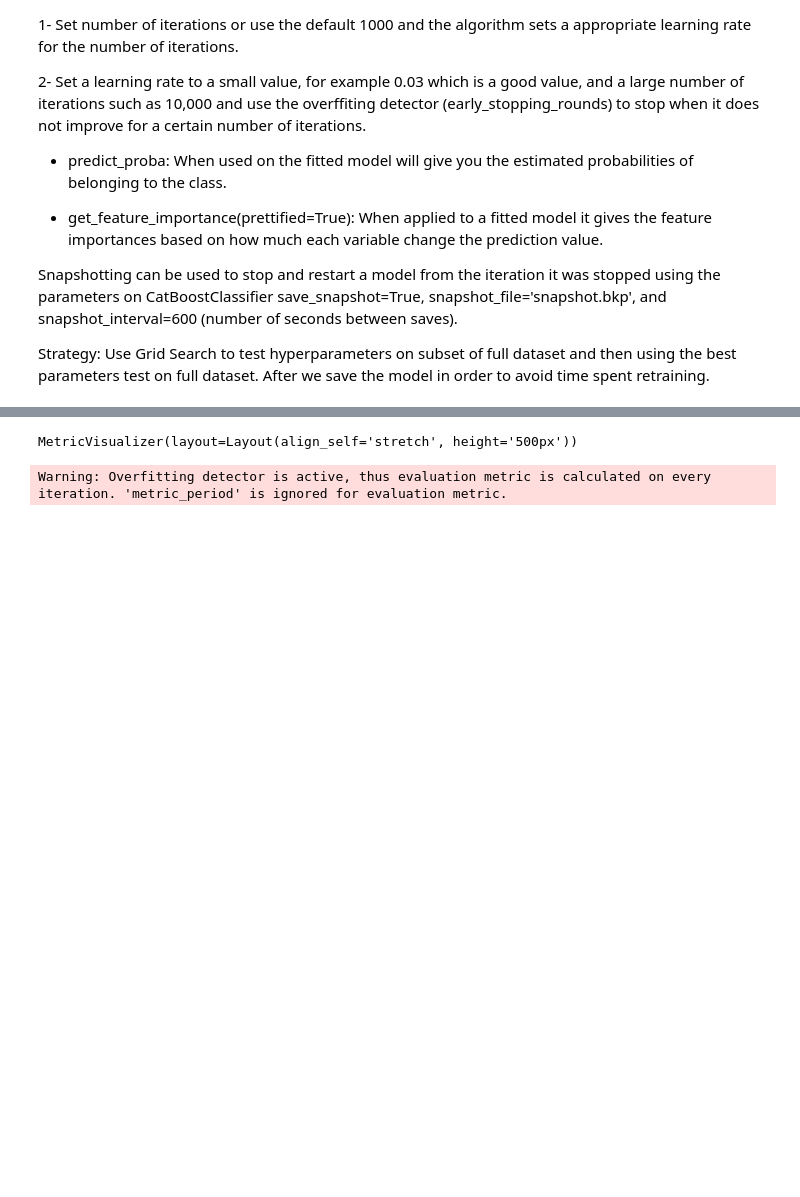
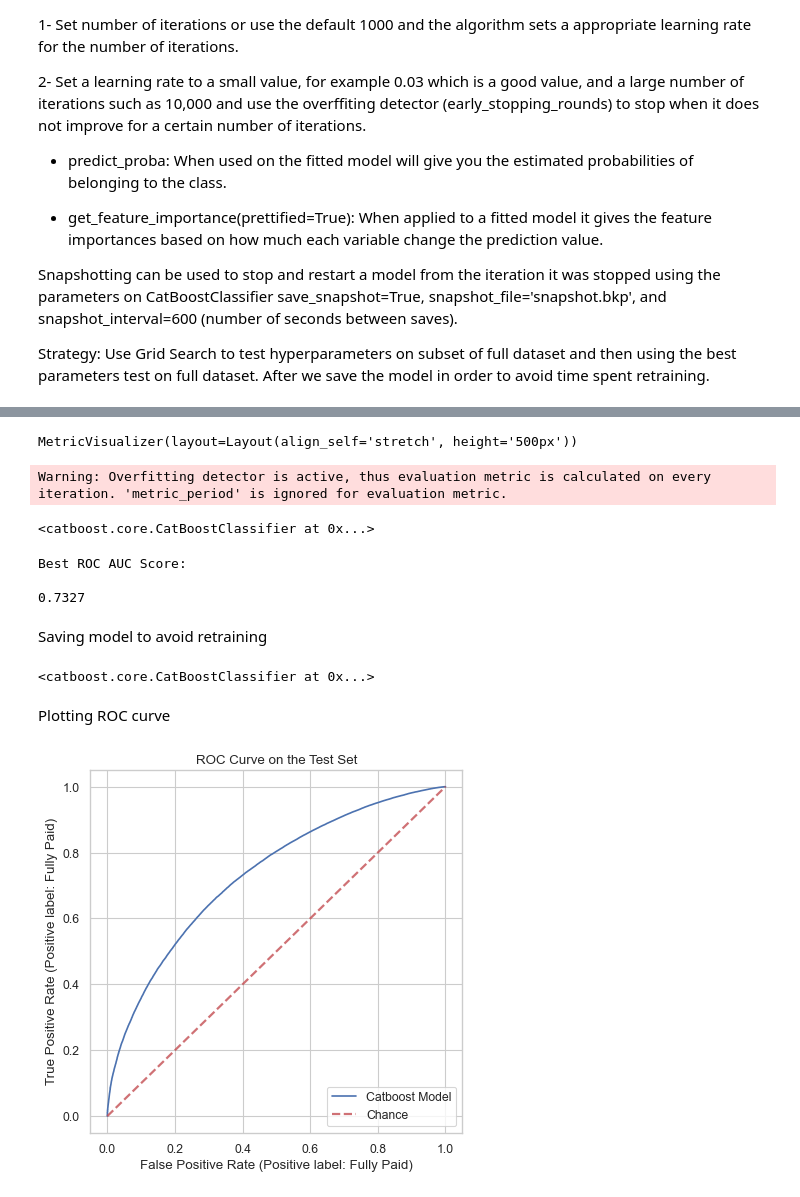
Before and after one commit to DanEllen/Lending-Club-Project, a Jupyter notebook: Lending Club Analysis.ipynb, the cells around one changed output, grey strips where cells are left out. Cells and saved outputs as stored; diff of their text form; code cells hidden in the pictures; blank space fills up the shorter version.

```diff
--- a/Lending Club Analysis.ipynb
+++ b/Lending Club Analysis.ipynb
@@ -444,0 +390,16 @@ X_train, X_test, y_train, y_test = train_test_split(X, y, train_size=0.80, rando
+# %%
+pool0 = Pool(X_train, y_train, cat_features=cat_feat_index)
+pool1 = Pool(X_test, y_test, cat_features=cat_feat_index)
+
+model = CatBoostClassifier(eval_metric='AUC:hints=skip_train~false', iterations=10000, learning_rate=0.03,
+                           logging_level='Silent', early_stopping_rounds=50, auto_class_weights='Balanced')
+
+grid = {'depth': [6, 8, 10],
+        'l2_leaf_reg': [1, 3, 5, 7]}
+
+grid_search_result = model.grid_search(grid,
+                                X=pool0,
+                                cv=3,
+                                stratified=True,
+                                verbose=False,
+                                plot=True)
@@ -445,15 +462,24 @@ X_train, X_test, y_train, y_test = train_test_split(X, y, train_size=0.80, rando
 # %%
+pool0 = Pool(X_train, y_train, cat_features=cat_feat_index)
+pool1 = Pool(X_test, y_test, cat_features=cat_feat_index)
+
 model.fit(X_train,
           y_train,
           eval_set=pool1,
           cat_features=cat_feat_index,
           verbose=False,
-          metric_period = 10,
           plot=True
           )
 # %% [output]
 MetricVisualizer(layout=Layout(align_self='stretch', height='500px'))
 Warning: Overfitting detector is active, thus evaluation metric is calculated on every iteration. 'metric_period' is ignored for evaluation metric.
+<catboost.core.CatBoostClassifier at 0x...>
 # %%
 print('Best ROC AUC Score:\n')
 print(round(model.get_best_score()['validation']['AUC'],4))
+# %% [output]
+Best ROC AUC Score:
+
+0.7327
+# %% [markdown]
+Saving model to avoid retraining
@@ -460,7 +488,17 @@ print(round(model.get_best_score()['validation']['AUC'],4))
+# %%
+model.load_model('G:\\Lending Club Data Files\\lending_club_catboost')
+# %% [output]
+<catboost.core.CatBoostClassifier at 0x...>
+# %% [markdown]
+Plotting ROC curve
 # %%
-# fig, ax = plt.subplots(figsize=(8, 8))
-# plot_roc_curve(clf, X_test, y_test, ax=ax)
-# ax.plot([0, 1], [0, 1], linestyle='--', lw=2, color='r',
-#         label='Chance', alpha=.8)
-# ax.set_title('ROC Curve on the Test Set')
-# plt.show()
+fig, ax = plt.subplots(figsize=(6, 6))
+metrics.plot_roc_curve(model, X_test, y_test, ax=ax, label='Catboost Model')
+ax.plot([0, 1], [0, 1], linestyle='--', lw=2, color='r',
+        label='Chance', alpha=.8)
+ax.set_title('ROC Curve on the Test Set')
+ax.legend(loc='lower right')
+plt.show()
+fig.savefig('./images/ROC_curve.png', dpi=500)
+# %% [output]
+[figure, added]
```
Also changed, not shown: parts of 23 cells of this notebook, 27 other files.
